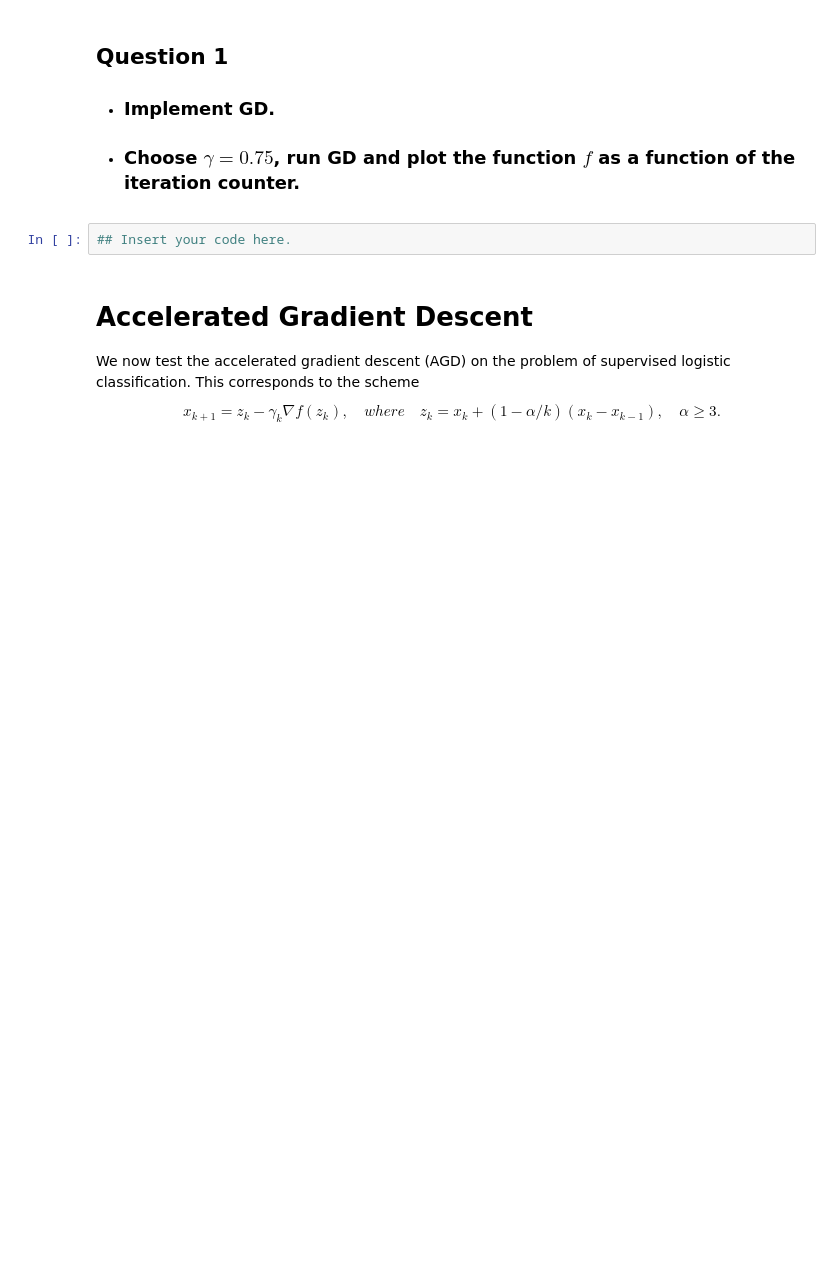
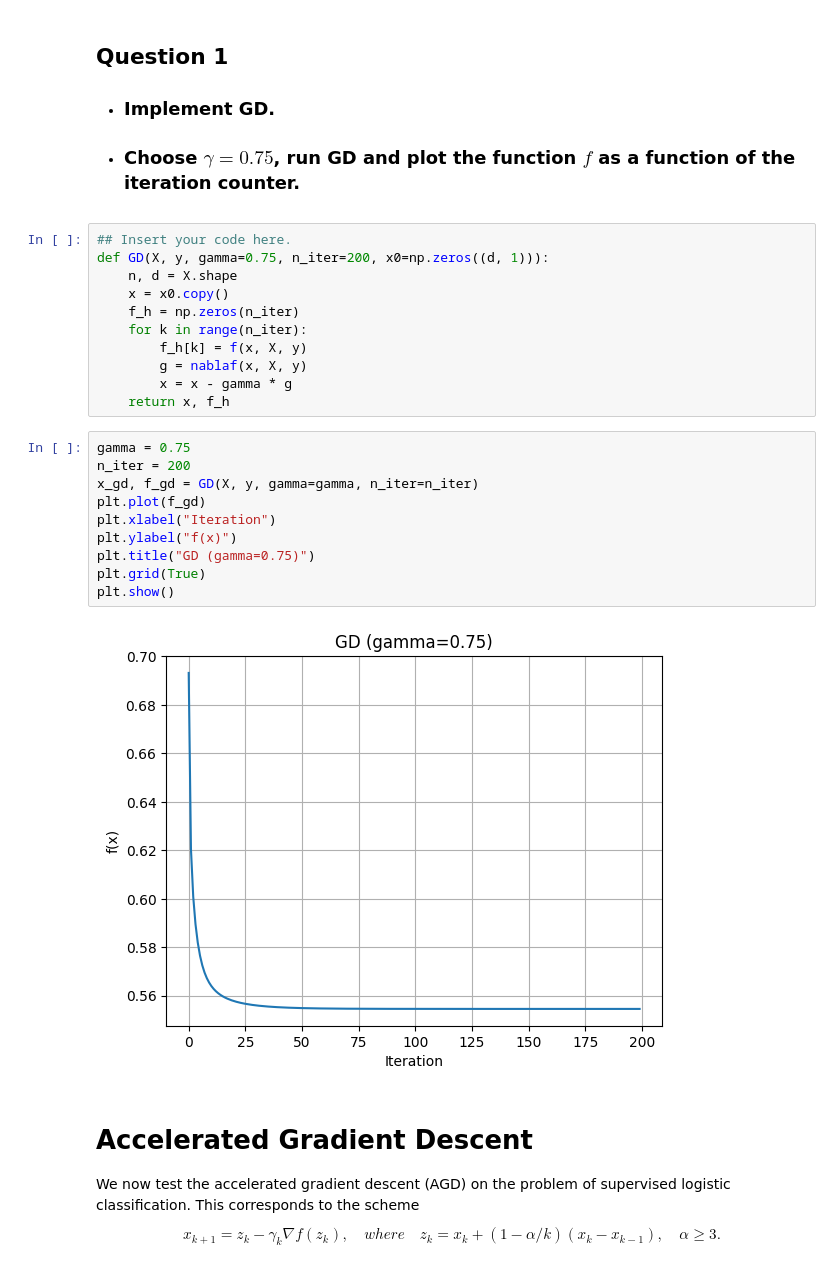
Before and after one commit to 1MrazorT1/Optimisation-stochastique-pour-l-apprentissage, a Jupyter notebook: TP Classification logistique/classif_sgd.ipynb, the cells around one changed output. Saved outputs shown, nothing was run; the diff lists cells and outputs as text; blank space fills up the shorter version.

```diff
--- a/TP Classification logistique/classif_sgd.ipynb
+++ b/TP Classification logistique/classif_sgd.ipynb
@@ -130,8 +127,29 @@ def nablaf(x,X,y): return X.transpose().dot( nablal(X.dot(x),y) )
 
 * ### Implement GD.
 * ### Choose $\gamma=0.75$, run GD and plot the function $f$ as a function of the iteration counter.
-# %%
-## Insert your code here.
+# %%
+## Insert your code here.
+def GD(X, y, gamma=0.75, n_iter=200, x0=np.zeros((d, 1))):
+    n, d = X.shape
+    x = x0.copy()
+    f_h = np.zeros(n_iter)
+    for k in range(n_iter):
+        f_h[k] = f(x, X, y)
+        g = nablaf(x, X, y)
+        x = x - gamma * g
+    return x, f_h
+# %%
+gamma = 0.75
+n_iter = 200
+x_gd, f_gd = GD(X, y, gamma=gamma, n_iter=n_iter)
+plt.plot(f_gd)
+plt.xlabel("Iteration")
+plt.ylabel("f(x)")
+plt.title("GD (gamma=0.75)")
+plt.grid(True)
+plt.show()
+# %% [output]
+[figure, added]
 # %% [markdown]
 # Accelerated Gradient Descent
 
```
Also changed, not shown: parts of 23 cells of this notebook.
